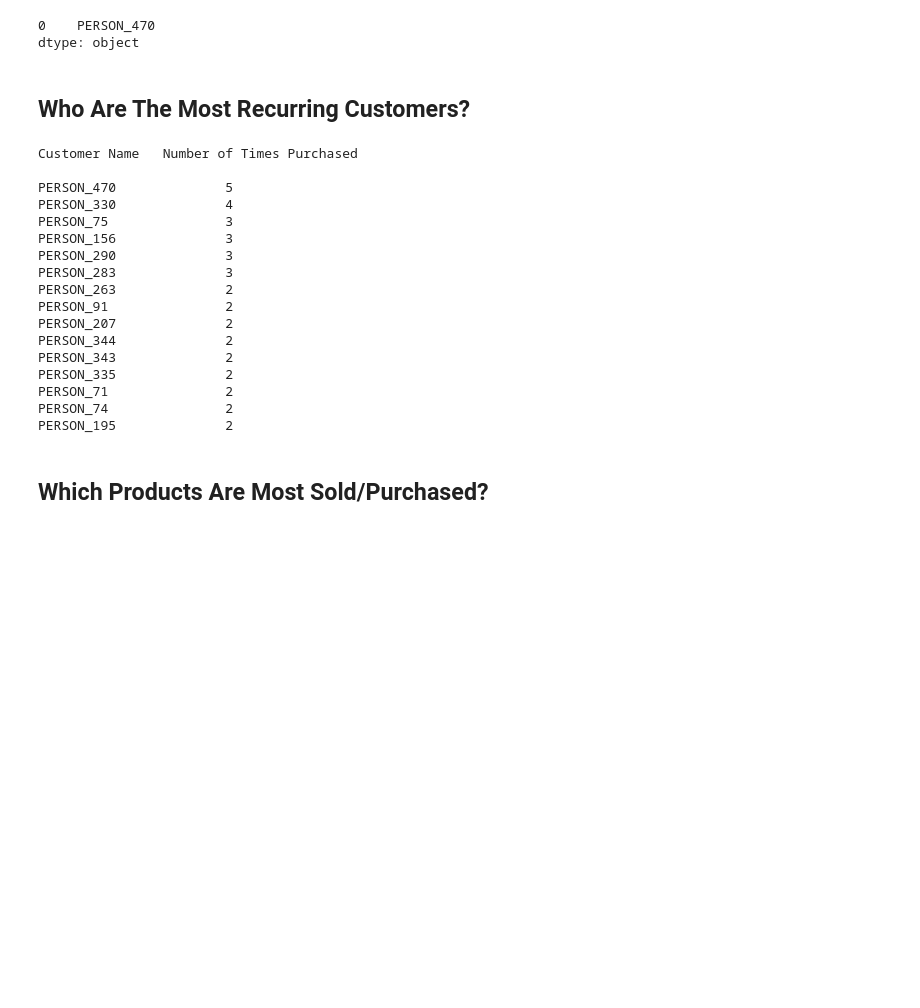
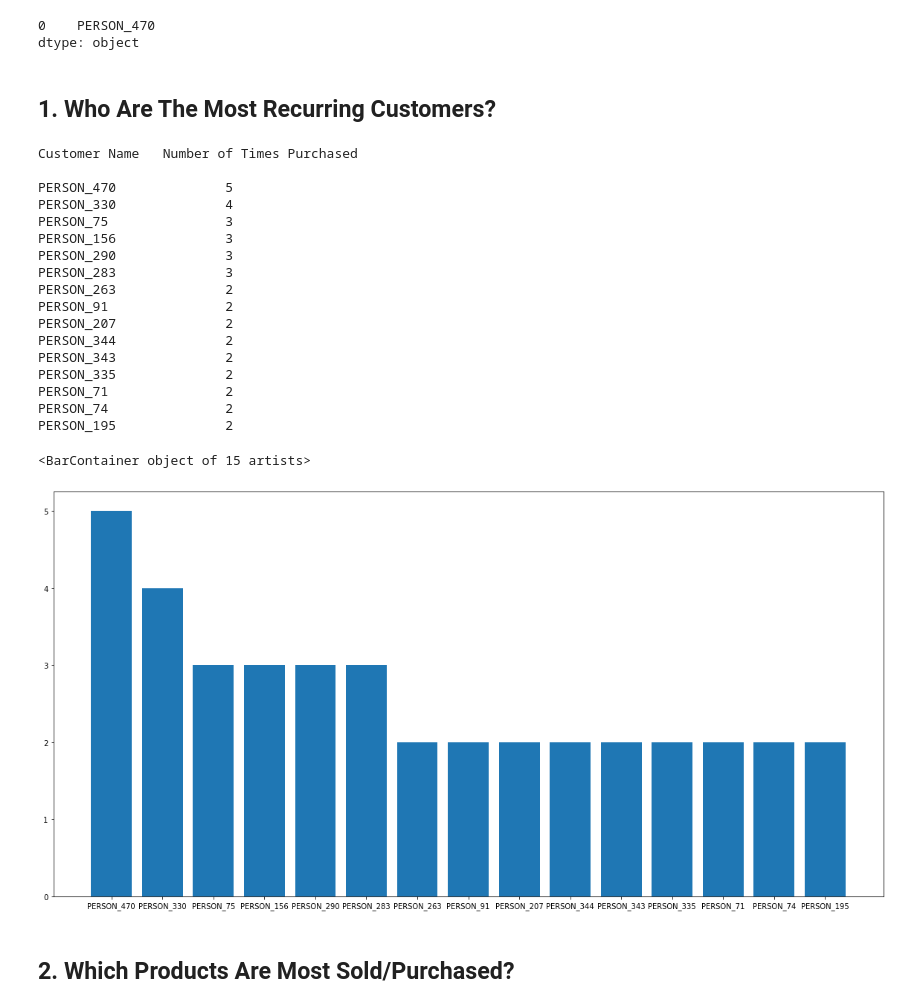
Before and after one commit to pragmatic-philosopher09/Tata-Steel-Summer-Internship--Data-Science-, a Jupyter notebook: Capability Development Website's Sales Data Analytics.ipynb, the cells around one changed output. Saved outputs shown, nothing was run; the diff lists cells and outputs as text; code cells hidden in the pictures; blank space fills up the shorter version.

```diff
--- a/Capability Development Website's Sales Data Analytics.ipynb
+++ b/Capability Development Website's Sales Data Analytics.ipynb
@@ -146,36 +138,42 @@ Order_Details['Name'].mode()
 0    PERSON_470
 dtype: object
 # %% [markdown]
-## Who Are The Most Recurring Customers?
+## 1. Who Are The Most Recurring Customers?
 # %%
 # Top N Customers By Most Frequency of Occurrence
 
 n = 15
 custmost1 = Order_Details['Name'].value_counts().index.tolist()[:n]
 custmost2 = Order_Details['Name'].value_counts().values.tolist()[:n]
 custmost = np.column_stack((custmost1,custmost2))
 print("\033[1mCustomer Name\033[0m" + '\t' + "\033[1mNumber of Times Purchased\033[0m\n")
 print('\n'.join('\t\t'.join(map(str, row)) for row in custmost))
+
+
+plt.figure(figsize=(20,10))
+plt.bar(custmost1,custmost2)
 # %% [output]
 Customer Name   Number of Times Purchased
 
 PERSON_470              5
 PERSON_330              4
 PERSON_75               3
 PERSON_156              3
 PERSON_290              3
 PERSON_283              3
 PERSON_263              2
 PERSON_91               2
 PERSON_207              2
 PERSON_344              2
 PERSON_343              2
 PERSON_335              2
 PERSON_71               2
 PERSON_74               2
 PERSON_195              2
+<BarContainer object of 15 artists>
+[figure, added]
 # %% [markdown]
-## Which Products Are Most Sold/Purchased?
+## 2. Which Products Are Most Sold/Purchased?
 # %%
 # Top N Products Sold By Most Frequency Of Occurence
 
```
Also changed, not shown: parts of 3 cells of this notebook.
